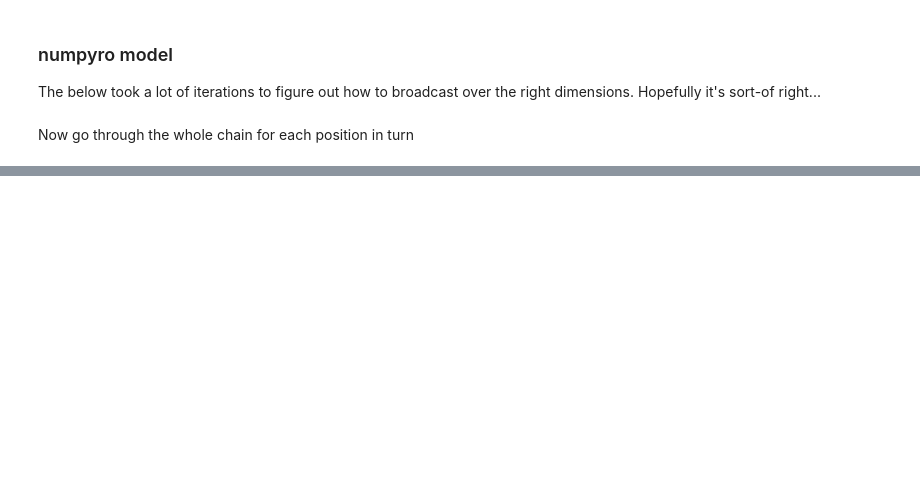
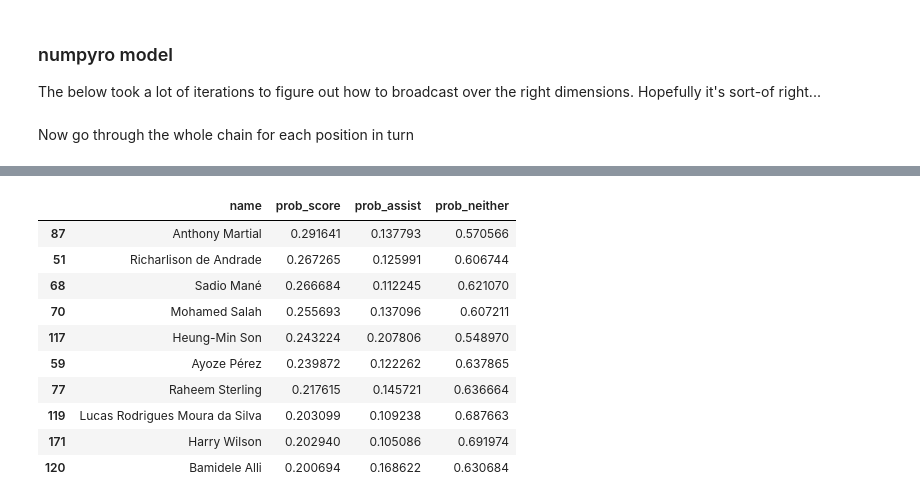
Before and after one commit to alan-turing-institute/AIrsenal, a Jupyter notebook: notebooks/numpyro_player_model.ipynb, the cells around one changed output, grey strips where cells are left out. Drawn from its saved outputs; the diff is of its cells as text; code cells hidden in the pictures; blank space fills up the shorter version.

```diff
--- a/notebooks/numpyro_player_model.ipynb
+++ b/notebooks/numpyro_player_model.ipynb
@@ -200,0 +206,14 @@ Something definitely not right here... Pretty sure Wesley was not the best strik
+# %%
+df_mid.sort_values(by='prob_score', ascending=False).head(10)
+# %% [output]
+|  | name | prob_score | prob_assist | prob_neither |
+| 87 | Anthony Martial | 0.291641 | 0.137793 | 0.570566 |
+| 51 | Richarlison de Andrade | 0.267265 | 0.125991 | 0.606744 |
+| 68 | Sadio Mané | 0.266684 | 0.112245 | 0.621070 |
+| 70 | Mohamed Salah | 0.255693 | 0.137096 | 0.607211 |
+| 117 | Heung-Min Son | 0.243224 | 0.207806 | 0.548970 |
+| 59 | Ayoze Pérez | 0.239872 | 0.122262 | 0.637865 |
+| 77 | Raheem Sterling | 0.217615 | 0.145721 | 0.636664 |
+| 119 | Lucas Rodrigues Moura da Silva | 0.203099 | 0.109238 | 0.687663 |
+| 171 | Harry Wilson | 0.202940 | 0.105086 | 0.691974 |
+| 120 | Bamidele Alli | 0.200694 | 0.168622 | 0.630684 |
```
Also changed, not shown: parts of 10 cells of this notebook, 3 other files.
